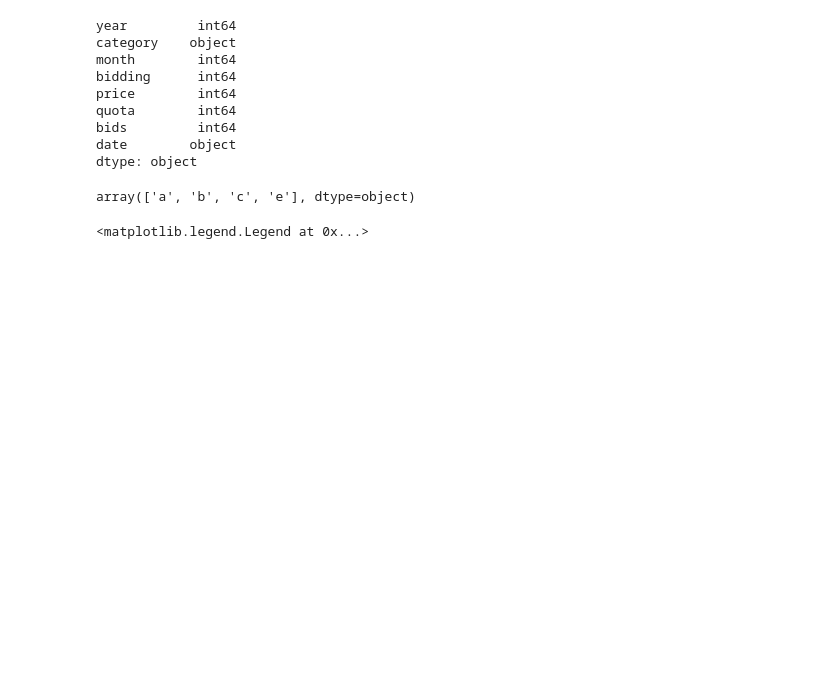
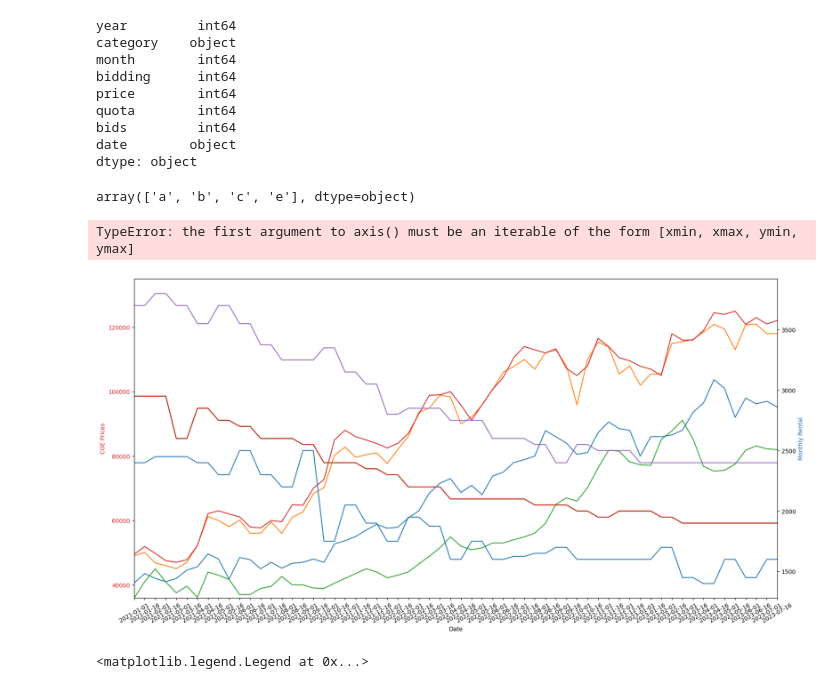
Before and after one commit to benhgm/cs5228_flat_rental, a Jupyter notebook: visualise.ipynb, the cells around one changed output. Cells and saved outputs as stored; diff of their text form; code cells hidden in the pictures; blank space fills up the shorter version.

Commit message:
update visualisation

```diff
--- a/visualise.ipynb
+++ b/visualise.ipynb
@@ -75,6 +119,38 @@ coe_prices_e = coe_prices.loc[coe_prices['category']=='e']
 coe_prices['category'].unique()
 # %% [output]
 array(['a', 'b', 'c', 'e'], dtype=object)
+# %%
+fig, ax1 = plt.subplots()
+fig.set_figheight(10)
+fig.set_figwidth(20)
+
+
+color = 'tab:red'
+ax1.set_xlabel('Date')
+ax1.set_ylabel('COE Prices', color=color)
+ax1.plot(coe_prices_a["date"], coe_prices_a["price"])
+ax1.plot(coe_prices_b["date"], coe_prices_b["price"])
+ax1.plot(coe_prices_c["date"], coe_prices_c["price"])
+ax1.plot(coe_prices_e["date"], coe_prices_e["price"])
+ax1.tick_params(axis='y', labelcolor=color)
+ax1.tick_params(axis='x', rotation=30)
+ax1.axis([min(coe_prices_a["date"]), max(coe_prices_a["date"]), min(coe_prices["price"]), max(coe_prices["price"])+10000])
+
+ax2 = ax1.twinx()  # instantiate a second axes that shares the same x-axis
+
+# color = 'tab:blue'
+# ax2.set_ylabel('Monthly Rental', color=color)  # we already handled the x-label with ax1
+# for k in median_prices.keys():
+#     ax2.plot(coe_prices_a["date"], median_prices[k])
+# ax2.axis([[min(coe_prices_a["date"]), max(coe_prices_a["date"]), 0, 7000]])
+# ax2.plot(t, data2, color=color)
+# ax2.tick_params(axis='y', labelcolor=color)
+
+# fig.tight_layout()  # otherwise the right y-label is slightly clipped
+# plt.show()
+# %% [output]
+TypeError: the first argument to axis() must be an iterable of the form [xmin, xmax, ymin, ymax]
+[figure, added]
 # %%
 plt.figure(figsize=(20, 6))
 plt.plot(coe_prices_a["date"], coe_prices_a["price"])
```
Also changed, not shown: parts of 4 cells of this notebook.
